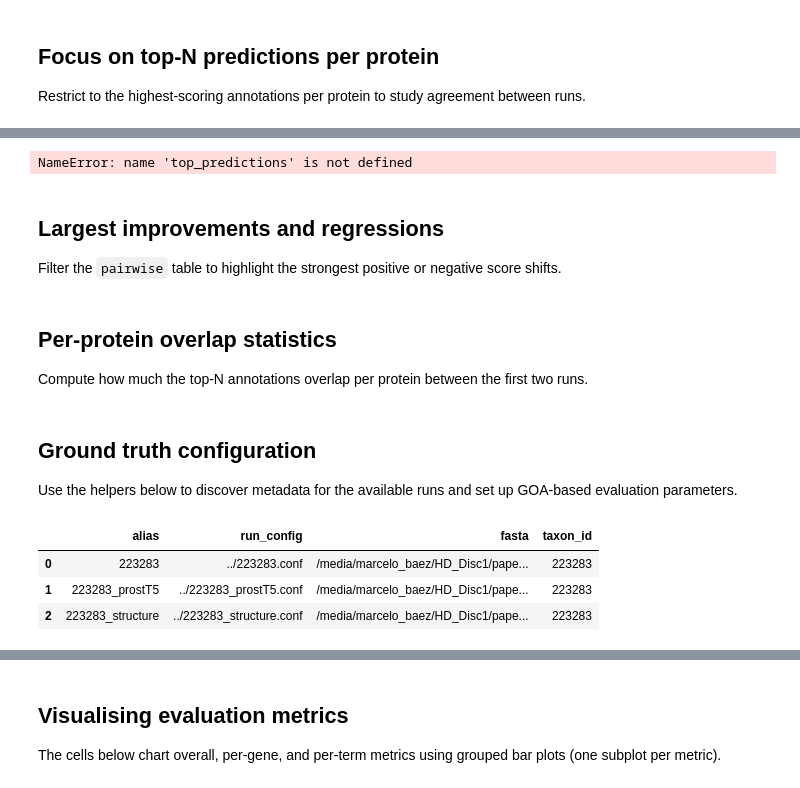
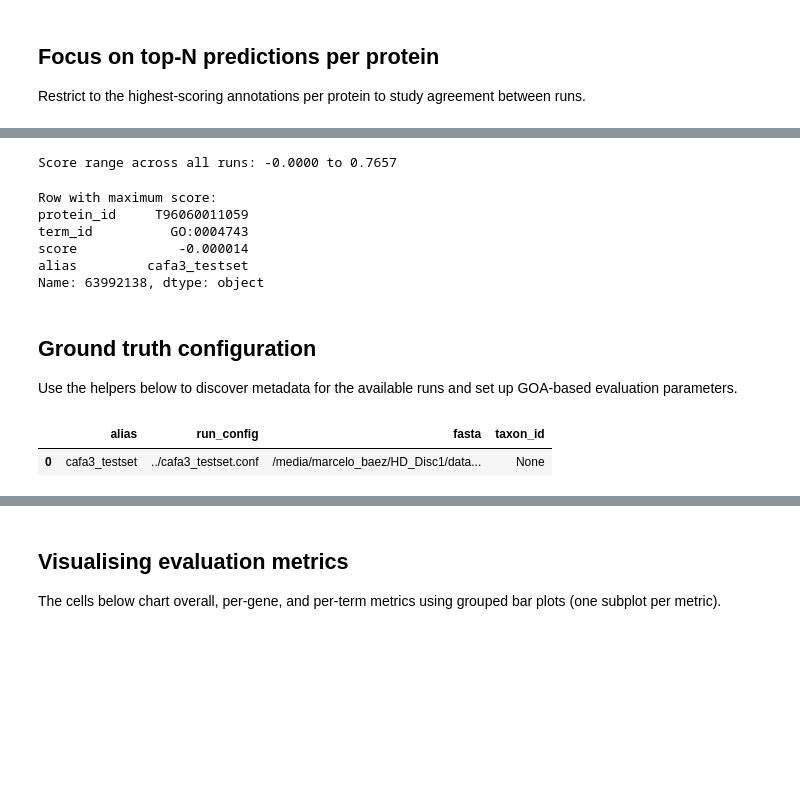
Before and after one commit to Mbaez97/S2F, a Jupyter notebook: notebooks/performance_analysis.ipynb, the cells around one changed output, grey strips where cells are left out. Drawn from its saved outputs; the diff is of its cells as text; code cells hidden in the pictures; blank space fills up the shorter version.

```diff
--- a/notebooks/performance_analysis.ipynb
+++ b/notebooks/performance_analysis.ipynb
@@ -188,36 +152,0 @@ The cell below contrasts the first two aliases in `RUNS_TO_COMPARE`. Edit `BASEL
-# %%
-if len(RUNS_TO_COMPARE) >= 2:
-    BASELINE, VARIANT = RUNS_TO_COMPARE[0], RUNS_TO_COMPARE[1]
-
-    baseline_top = (
-        top_predictions[top_predictions['alias'] == BASELINE]
-        [['protein_id', 'term_id', 'score']]
-        .set_index(['protein_id', 'term_id'])
-    )
-    variant_top = (
-        top_predictions[top_predictions['alias'] == VARIANT]
-        [['protein_id', 'term_id', 'score']]
-        .set_index(['protein_id', 'term_id'])
-    )
-
-    pairwise = baseline_top.join(
-        variant_top,
-        how='outer',
-        lsuffix=f'_{BASELINE}',
-        rsuffix=f'_{VARIANT}'
-    )
-    pairwise[f'score_{BASELINE}'] = pairwise.get(f'score_{BASELINE}', 0).fillna(0)
-    pairwise[f'score_{VARIANT}'] = pairwise.get(f'score_{VARIANT}', 0).fillna(0)
-    pairwise['score_delta'] = pairwise[f'score_{VARIANT}'] - pairwise[f'score_{BASELINE}']
-    pairwise = pairwise.sort_values('score_delta', ascending=False)
-
-    print(f'Comparing top-{TOP_N} predictions between {BASELINE} and {VARIANT}.')
-    pairwise.head(20)
-else:
-    print('Add at least two aliases to RUNS_TO_COMPARE to compute pairwise deltas.')
-# %% [output]
-NameError: name 'top_predictions' is not defined
-# %% [markdown]
-## Largest improvements and regressions
-
-Filter the `pairwise` table to highlight the strongest positive or negative score shifts.
@@ -236,4 +152,0 @@ else:
-# %% [markdown]
-## Per-protein overlap statistics
-
-Compute how much the top-N annotations overlap per protein between the first two runs.
@@ -267,3 +153,21 @@ else:
+# %%
+# maximun score and min score
+SCORE_RANGE = (predictions_df['score'].min(), predictions_df['score'].max())
+print(f"Score range across all runs: {SCORE_RANGE[0]:.4f} to {SCORE_RANGE[1]:.4f}")
+# %% [output]
+Score range across all runs: -0.0000 to 0.7657
+# %%
+# I want the row with the maximum score
+max_score_row = predictions_df.loc[predictions_df['score'].idxmin()]
+print("Row with maximum score:")
+print(max_score_row)
+# %% [output]
+Row with maximum score:
+protein_id     T96060011059
+term_id          GO:0004743
+score             -0.000014
+alias         cafa3_testset
+Name: 63992138, dtype: object
 # %% [markdown]
 ## Ground truth configuration
 
@@ -294,37 +198,35 @@ def discover_run_metadata(run_config_paths):
             continue
         entry = metadata.setdefault(alias, {})
         entry['run_config'] = conf_path
         if parser.has_option('configuration', 'fasta'):
             fasta_path = parser.get('configuration', 'fasta')
             entry['fasta'] = fasta_path
             taxon = _parse_taxon_from_fasta(fasta_path)
             if taxon:
                 entry['taxon_id'] = taxon
     return metadata
 
 
 # RUN_CONFIG_PATHS = sorted(Path('.').glob('run*.conf'))
-RUN_CONFIG_PATHS = sorted(Path('.').glob('../223283*.conf'))
+RUN_CONFIG_PATHS = sorted(Path('.').glob('../cafa*.conf'))
 RUN_METADATA = discover_run_metadata(RUN_CONFIG_PATHS)
 
 metadata_table = pd.DataFrame(
     [
         {
             'alias': alias,
             'run_config': str(meta.get('run_config')),
             'fasta': meta.get('fasta'),
             'taxon_id': meta.get('taxon_id'),
         }
         for alias, meta in RUN_METADATA.items()
     ]
 ).sort_values('alias').reset_index(drop=True) if RUN_METADATA else pd.DataFrame(columns=['alias', 'run_config', 'fasta', 'taxon_id'])
 
 metadata_table
 # %% [output]
 |  | alias | run_config | fasta | taxon_id |
-| 0 | 223283 | ../223283.conf | /media/marcelo_baez/HD_Disc1/pape... | 223283 |
-| 1 | 223283_prostT5 | ../223283_prostT5.conf | /media/marcelo_baez/HD_Disc1/pape... | 223283 |
-| 2 | 223283_structure | ../223283_structure.conf | /media/marcelo_baez/HD_Disc1/pape... | 223283 |
+| 0 | cafa3_testset | ../cafa3_testset.conf | /media/marcelo_baez/HD_Disc1/data... | None |
 # %%
 DEFAULT_EVIDENCE_CODES = [
     code.strip()
```
Also changed, not shown: parts of 23 cells of this notebook.
